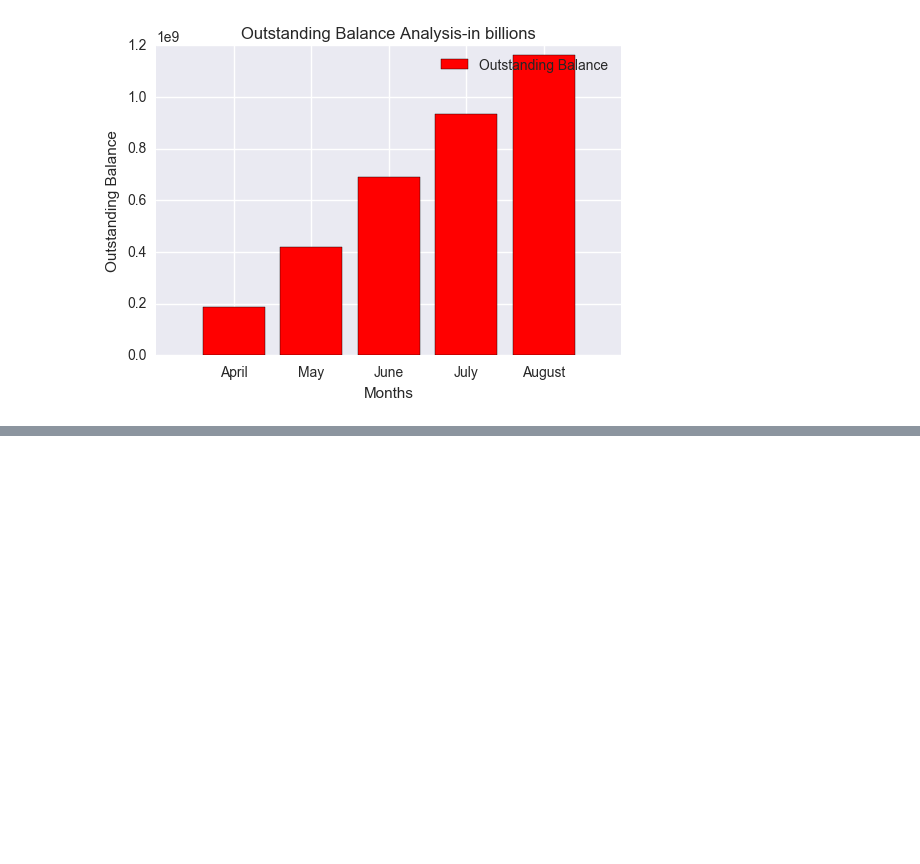
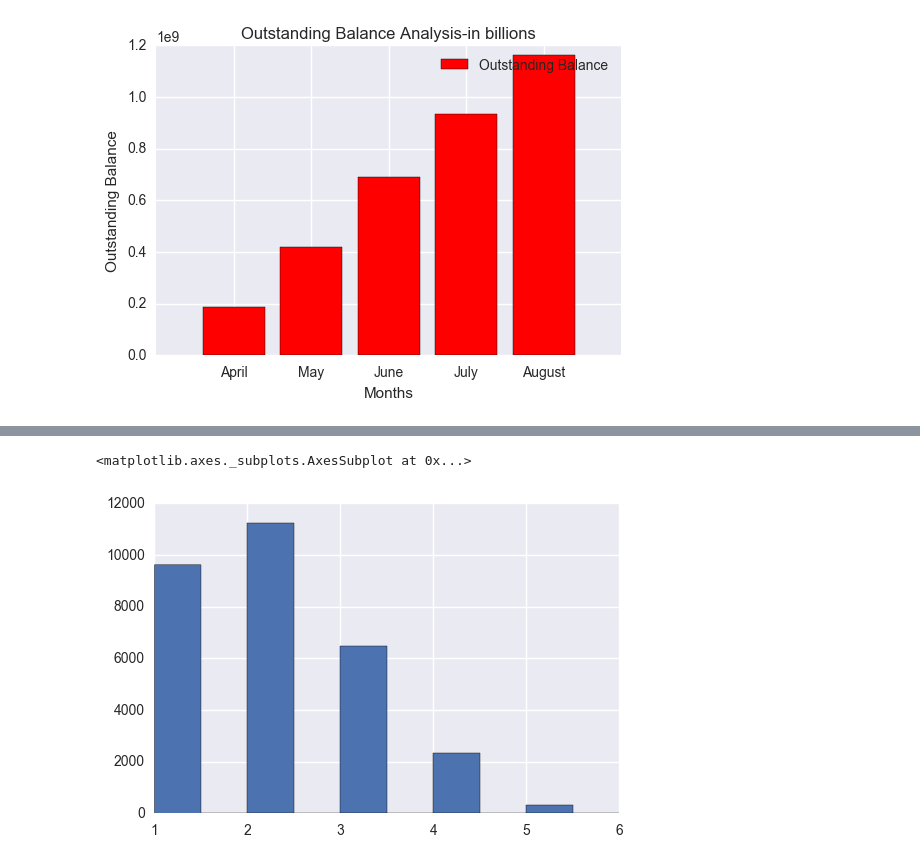
Before and after one commit to innovator-arjun/Credit-Card-AL-ML-Analytics, a Jupyter notebook: Credit Card Farud ML-AI-Python_Analytics.ipynb, the cells around one changed output, grey strips where cells are left out. Cells and saved outputs as stored; diff of their text form; code cells hidden in the pictures; blank space fills up the shorter version.

```diff
--- a/Credit Card Farud ML-AI-Python_Analytics.ipynb
+++ b/Credit Card Farud ML-AI-Python_Analytics.ipynb
@@ -206,0 +258,12 @@ Run help on this function for more information.
+# %%
+fulldata['AgeBin'] = 0 #creates a column of 0
+fulldata.loc[((fulldata['AGE'] > 20) & (fulldata['AGE'] < 30)) , 'AgeBin'] = 1
+fulldata.loc[((fulldata['AGE'] >= 30) & (fulldata['AGE'] < 40)) , 'AgeBin'] = 2
+fulldata.loc[((fulldata['AGE'] >= 40) & (fulldata['AGE'] < 50)) , 'AgeBin'] = 3
+fulldata.loc[((fulldata['AGE'] >= 50) & (fulldata['AGE'] < 60)) , 'AgeBin'] = 4
+fulldata.loc[((fulldata['AGE'] >= 60) & (fulldata['AGE'] < 70)) , 'AgeBin'] = 5
+fulldata.loc[((fulldata['AGE'] >= 70) & (fulldata['AGE'] < 81)) , 'AgeBin'] = 6
+fulldata.AgeBin.hist()
+# %% [output]
+<matplotlib.axes._subplots.AxesSubplot at 0x...>
+[figure, added]
```
Also changed, not shown: parts of 8 cells of this notebook.
